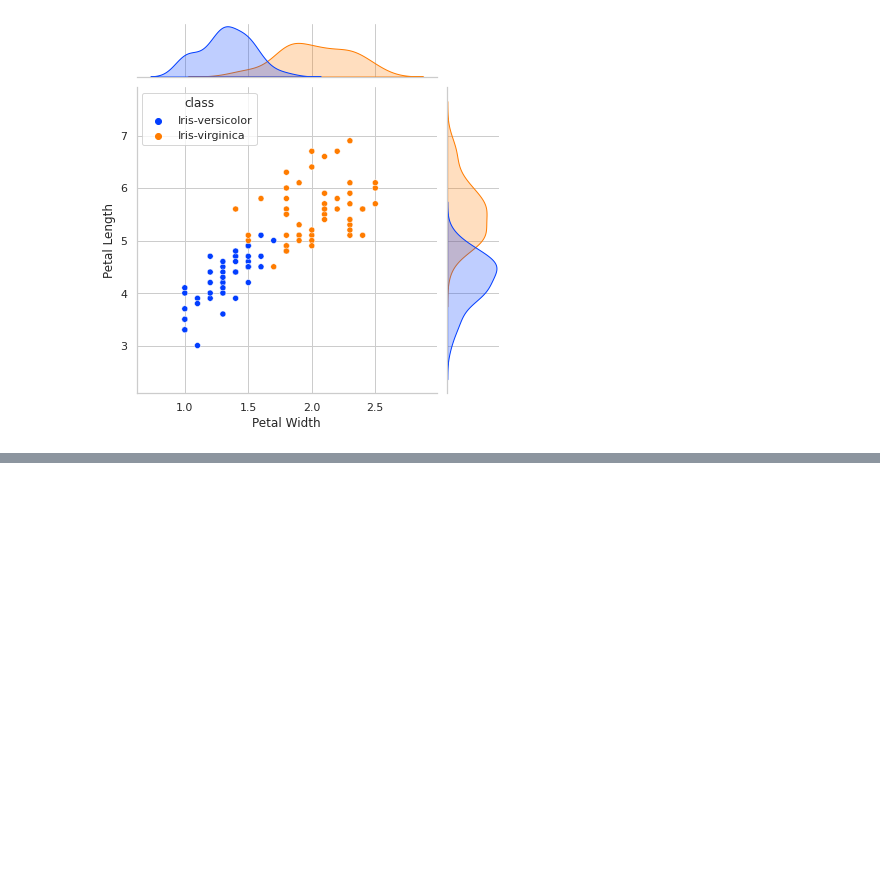
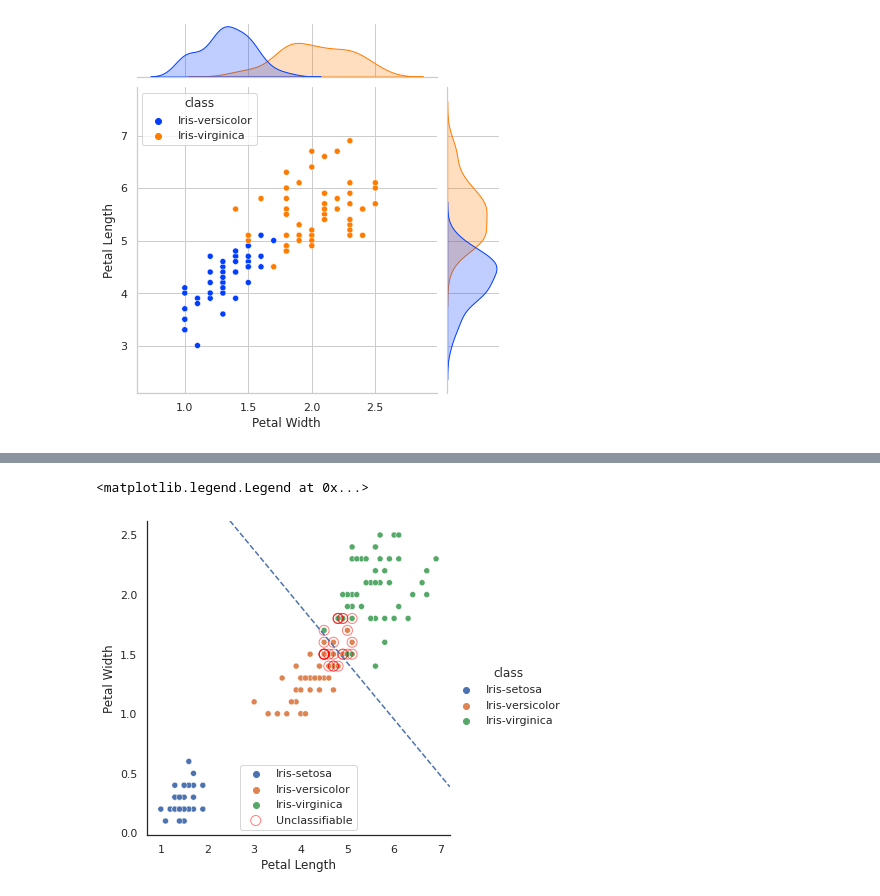
Before and after one commit to fod/pands-project2021, a Jupyter notebook: iris_analysis.ipynb, the cells around one changed output, grey strips where cells are left out. Drawn from its saved outputs; the diff is of its cells as text; code cells hidden in the pictures; blank space fills up the shorter version.

```diff
--- a/iris_analysis.ipynb
+++ b/iris_analysis.ipynb
@@ -371,18 +385,21 @@ iris[iris["class"].isin(["Iris-virginica", "Iris-versicolor"])]
 # %%
 #sns.set()
 sns.set(rc={'figure.figsize':(12,12)})
 sns.set_style("white")
 iris["Sepal Area"] = iris["Sepal Length"] * iris["Sepal Width"]
 iris["Petal Area"] = iris["Petal Length"] * iris["Petal Width"]
 iris["Petal Sepal Length"] = iris["Petal Length"] * iris["Sepal Length"]
 iris["Petal Sepal Width"] = iris["Petal Width"] * iris["Sepal Width"]
 iris["Petal Sepal Length Width"] = iris["Petal Length"] * iris["Sepal Width"]
 iris["Petal Sepal Width Length "] = iris["Petal Width"] * iris["Sepal Length"]
 iris_rule = iris[(iris["Petal Length"] >= 4.5) & (iris["Petal Length"] <= 5.1) & (iris["Petal Width"] >= 1.4) & (iris["Petal Width"] <= 1.8)]
 sns.relplot(data=iris, x="Petal Length", y="Petal Width", hue="class", kind="scatter")
 plt.scatter(x=iris_rule["Petal Length"], y=iris_rule["Petal Width"], facecolors='none', edgecolors='red', s=100, label="Unclassifiable", alpha=0.5)
-
+plt.axline((4,1.9),(5.9,1), linestyle="dashed")
 plt.legend()
+# %% [output]
+<matplotlib.legend.Legend at 0x...>
+[figure, added]
 # %%
 sns.scatterplot(data=iris, x="Sepal Length", y="Sepal Width", hue="class")
 plt.scatter(x=iris_rule["Sepal Length"], y=iris_rule["Sepal Width"], facecolors='none', edgecolors='red', s=100)
```
Also changed, not shown: parts of 2 cells of this notebook, 5 other files.
